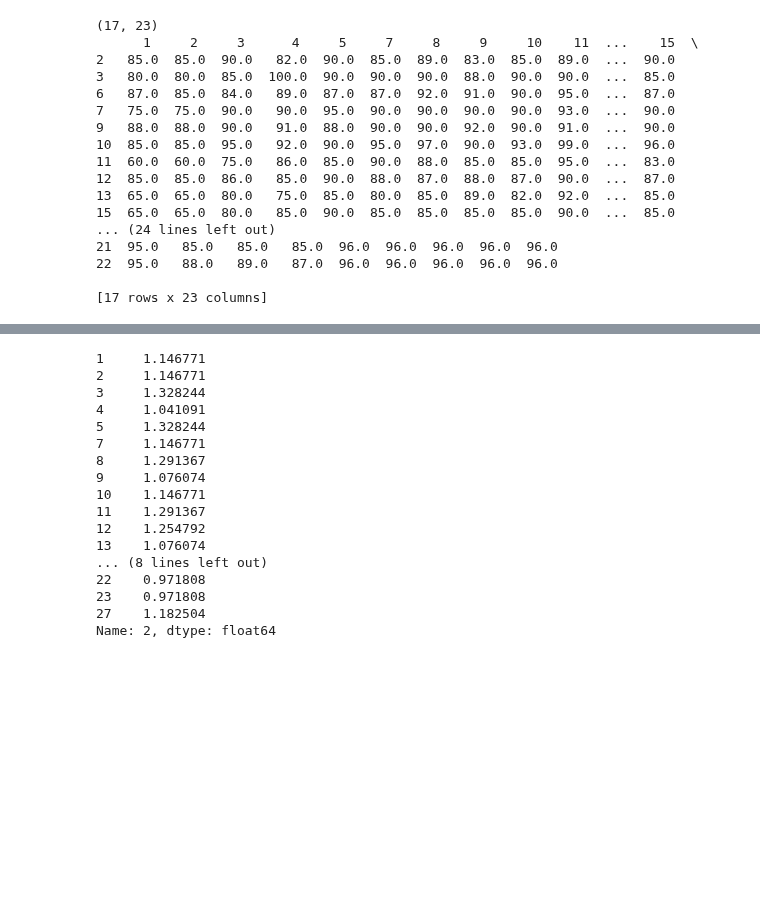
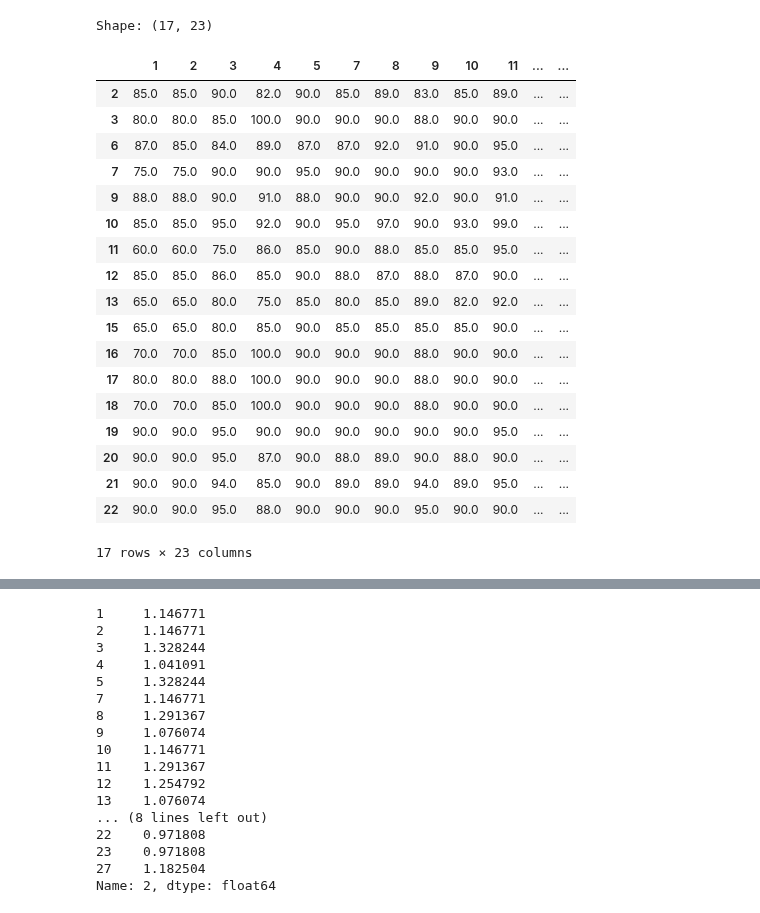
Before and after one commit to Cookize/PMR_Scoring, a Jupyter notebook: src/main.ipynb, the cells around one changed output, grey strips where cells are left out. Cells and saved outputs as stored; diff of their text form; code cells hidden in the pictures; blank space fills up the shorter version.

```diff
--- a/src/main.ipynb
+++ b/src/main.ipynb
@@ -48,25 +63,28 @@ def normalize_score(data, axis=1):
 # %%
 score_df = load_data()
 score_df_lite = drop_all_na(score_df)
-print(score_df_lite.shape)
+print("Shape:", score_df_lite.shape)
 score_var = score_df_lite.var(axis=1)
 score_mean = score_df_lite.mean(axis=1)
-print(score_df_lite)
+score_df_lite
 # %% [output]
-(17, 23)
-      1     2     3      4     5     7     8     9     10    11  ...    15  \
-2   85.0  85.0  90.0   82.0  90.0  85.0  89.0  83.0  85.0  89.0  ...  90.0
-3   80.0  80.0  85.0  100.0  90.0  90.0  90.0  88.0  90.0  90.0  ...  85.0
-6   87.0  85.0  84.0   89.0  87.0  87.0  92.0  91.0  90.0  95.0  ...  87.0
-7   75.0  75.0  90.0   90.0  95.0  90.0  90.0  90.0  90.0  93.0  ...  90.0
-9   88.0  88.0  90.0   91.0  88.0  90.0  90.0  92.0  90.0  91.0  ...  90.0
-10  85.0  85.0  95.0   92.0  90.0  95.0  97.0  90.0  93.0  99.0  ...  96.0
-11  60.0  60.0  75.0   86.0  85.0  90.0  88.0  85.0  85.0  95.0  ...  83.0
-12  85.0  85.0  86.0   85.0  90.0  88.0  87.0  88.0  87.0  90.0  ...  87.0
-13  65.0  65.0  80.0   75.0  85.0  80.0  85.0  89.0  82.0  92.0  ...  85.0
-15  65.0  65.0  80.0   85.0  90.0  85.0  85.0  85.0  85.0  90.0  ...  85.0
-... (24 lines left out)
-21  95.0   85.0   85.0   85.0  96.0  96.0  96.0  96.0  96.0
-22  95.0   88.0   89.0   87.0  96.0  96.0  96.0  96.0  96.0
-
-[17 rows x 23 columns]
+Shape: (17, 23)
+|  | 1 | 2 | 3 | 4 | 5 | 7 | 8 | 9 | 10 | 11 | ... | ... |
+| 2 | 85.0 | 85.0 | 90.0 | 82.0 | 90.0 | 85.0 | 89.0 | 83.0 | 85.0 | 89.0 | ... | ... |
+| 3 | 80.0 | 80.0 | 85.0 | 100.0 | 90.0 | 90.0 | 90.0 | 88.0 | 90.0 | 90.0 | ... | ... |
+| 6 | 87.0 | 85.0 | 84.0 | 89.0 | 87.0 | 87.0 | 92.0 | 91.0 | 90.0 | 95.0 | ... | ... |
+| 7 | 75.0 | 75.0 | 90.0 | 90.0 | 95.0 | 90.0 | 90.0 | 90.0 | 90.0 | 93.0 | ... | ... |
+| 9 | 88.0 | 88.0 | 90.0 | 91.0 | 88.0 | 90.0 | 90.0 | 92.0 | 90.0 | 91.0 | ... | ... |
+| 10 | 85.0 | 85.0 | 95.0 | 92.0 | 90.0 | 95.0 | 97.0 | 90.0 | 93.0 | 99.0 | ... | ... |
+| 11 | 60.0 | 60.0 | 75.0 | 86.0 | 85.0 | 90.0 | 88.0 | 85.0 | 85.0 | 95.0 | ... | ... |
+| 12 | 85.0 | 85.0 | 86.0 | 85.0 | 90.0 | 88.0 | 87.0 | 88.0 | 87.0 | 90.0 | ... | ... |
+| 13 | 65.0 | 65.0 | 80.0 | 75.0 | 85.0 | 80.0 | 85.0 | 89.0 | 82.0 | 92.0 | ... | ... |
+| 15 | 65.0 | 65.0 | 80.0 | 85.0 | 90.0 | 85.0 | 85.0 | 85.0 | 85.0 | 90.0 | ... | ... |
+| 16 | 70.0 | 70.0 | 85.0 | 100.0 | 90.0 | 90.0 | 90.0 | 88.0 | 90.0 | 90.0 | ... | ... |
+| 17 | 80.0 | 80.0 | 88.0 | 100.0 | 90.0 | 90.0 | 90.0 | 88.0 | 90.0 | 90.0 | ... | ... |
+| 18 | 70.0 | 70.0 | 85.0 | 100.0 | 90.0 | 90.0 | 90.0 | 88.0 | 90.0 | 90.0 | ... | ... |
+| 19 | 90.0 | 90.0 | 95.0 | 90.0 | 90.0 | 90.0 | 90.0 | 90.0 | 90.0 | 95.0 | ... | ... |
+| 20 | 90.0 | 90.0 | 95.0 | 87.0 | 90.0 | 88.0 | 89.0 | 90.0 | 88.0 | 90.0 | ... | ... |
+| 21 | 90.0 | 90.0 | 94.0 | 85.0 | 90.0 | 89.0 | 89.0 | 94.0 | 89.0 | 95.0 | ... | ... |
+| 22 | 90.0 | 90.0 | 95.0 | 88.0 | 90.0 | 90.0 | 90.0 | 95.0 | 90.0 | 90.0 | ... | ... |
+17 rows × 23 columns
```
Also changed, not shown: parts of 10 cells of this notebook, 1 other file.
